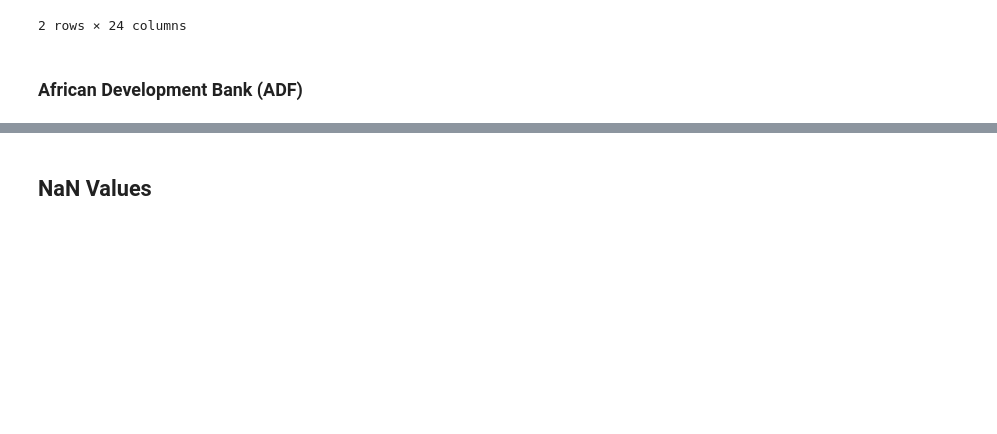
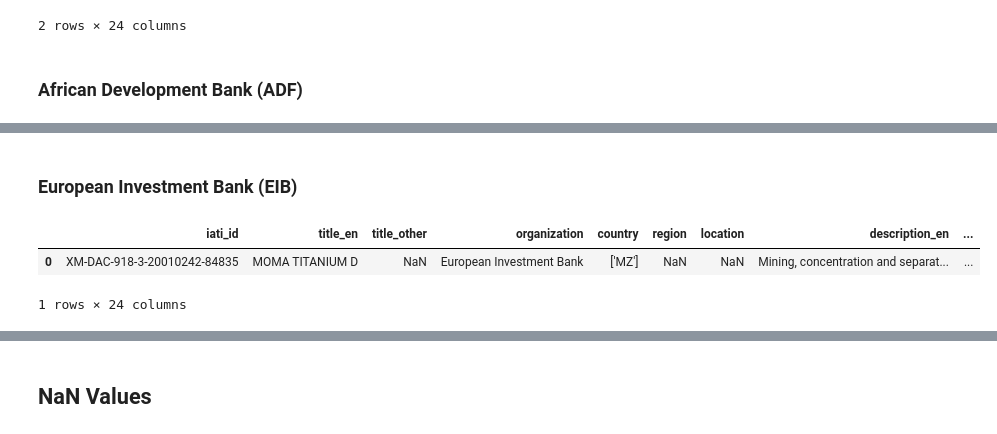
Before and after one commit to JanMuehlnikel/NLP-Development-Banks-Collaboration-Analyzer, a Jupyter notebook: data/exploreation/quality.ipynb, the cells around one changed output, grey strips where cells are left out. Cells and saved outputs as stored; diff of their text form; code cells hidden in the pictures; blank space fills up the shorter version.

```diff
--- a/data/exploreation/quality.ipynb
+++ b/data/exploreation/quality.ipynb
@@ -50,0 +50,9 @@ adf_df.head(2)
+# %% [markdown]
+### European Investment Bank (EIB)
+# %%
+eib_df = pd.read_csv("../../src/transformed_eib.csv")
+eib_df.head(1)
+# %% [output]
+|  | iati_id | title_en | title_other | organization | country | region | location | description_en | ... |
+| 0 | XM-DAC-918-3-20010242-84835 | MOMA TITANIUM D | NaN | European Investment Bank | ['MZ'] | NaN | NaN | Mining, concentration and separat... | ... |
+1 rows × 24 columns
```
Also changed, not shown: parts of 9 cells of this notebook, 2 other files.
